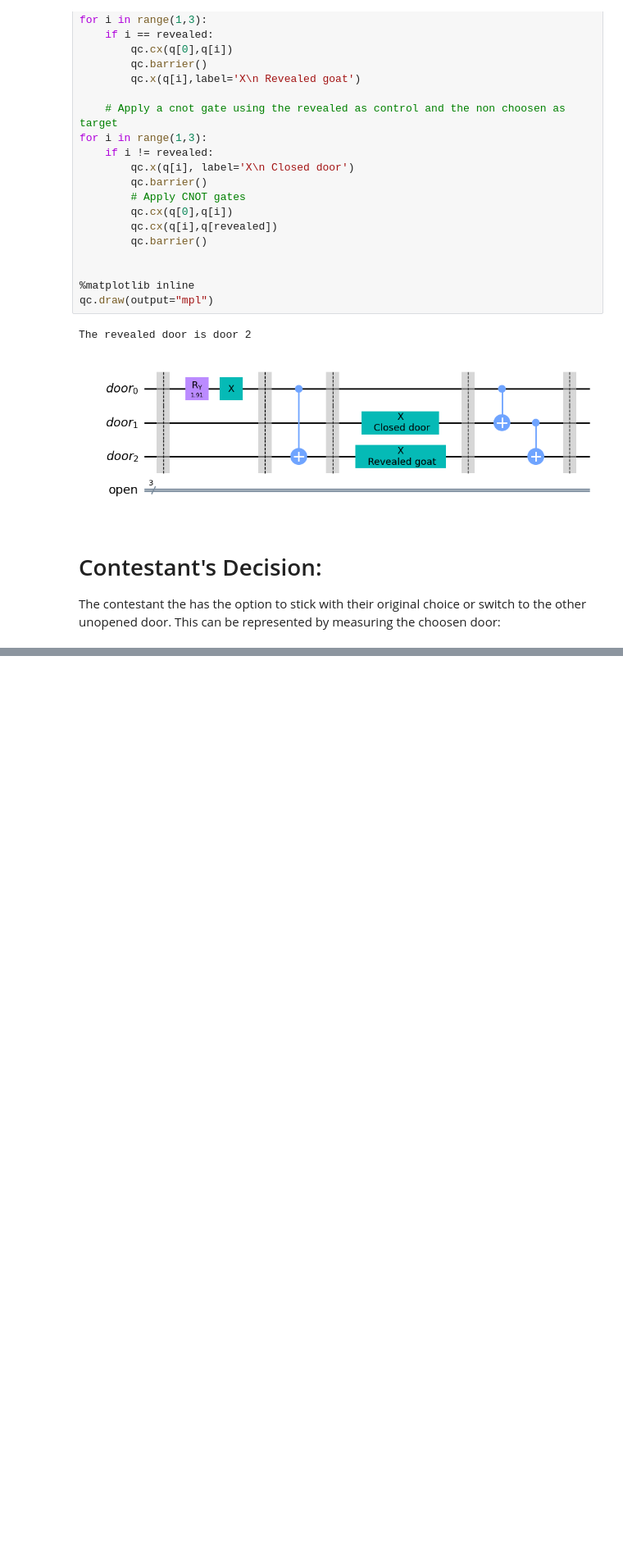
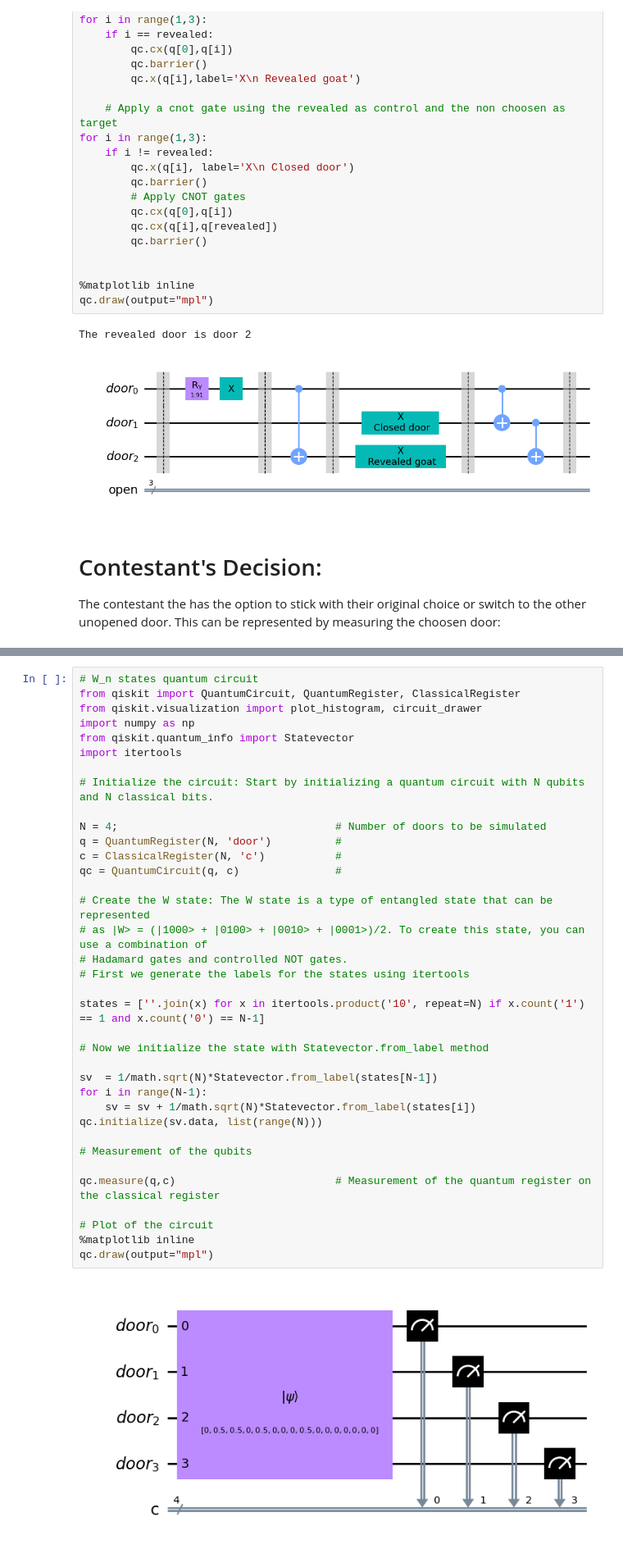
Before and after one commit to 2dholo/MontyHallQuantum, a Jupyter notebook: MontyHall.ipynb, the cells around one changed output, grey strips where cells are left out. Shown at 82% size. Cells and saved outputs as stored; diff of their text form; blank space fills up the shorter version.

Commit message:
Change section names and add general W_n states section

```diff
--- a/MontyHall.ipynb
+++ b/MontyHall.ipynb
@@ -174,0 +203,38 @@ plot_histogram(counts, title=f"The host revealed the goat in door {revealed}.")
+# %%
+# W_n states quantum circuit
+from qiskit import QuantumCircuit, QuantumRegister, ClassicalRegister
+from qiskit.visualization import plot_histogram, circuit_drawer
+import numpy as np
+from qiskit.quantum_info import Statevector
+import itertools
+
+# Initialize the circuit: Start by initializing a quantum circuit with N qubits and N classical bits.
+
+N = 4;                                  # Number of doors to be simulated
+q = QuantumRegister(N, 'door')          #
+c = ClassicalRegister(N, 'c')           #
+qc = QuantumCircuit(q, c)               #
+
+# Create the W state: The W state is a type of entangled state that can be represented
+# as |W> = (|1000> + |0100> + |0010> + |0001>)/2. To create this state, you can use a combination of
+# Hadamard gates and controlled NOT gates.
+# First we generate the labels for the states using itertools
+
+states = [''.join(x) for x in itertools.product('10', repeat=N) if x.count('1') == 1 and x.count('0') == N-1]
+
+# Now we initialize the state with Statevector.from_label method
+
+sv  = 1/math.sqrt(N)*Statevector.from_label(states[N-1])
+for i in range(N-1):
+    sv = sv + 1/math.sqrt(N)*Statevector.from_label(states[i])
+qc.initialize(sv.data, list(range(N)))
+
+# Measurement of the qubits
+
+qc.measure(q,c)                         # Measurement of the quantum register on the classical register
+
+# Plot of the circuit
+%matplotlib inline
+qc.draw(output="mpl")
+# %% [output]
+[figure, added]
```
Also changed, not shown: parts of 15 cells of this notebook.
